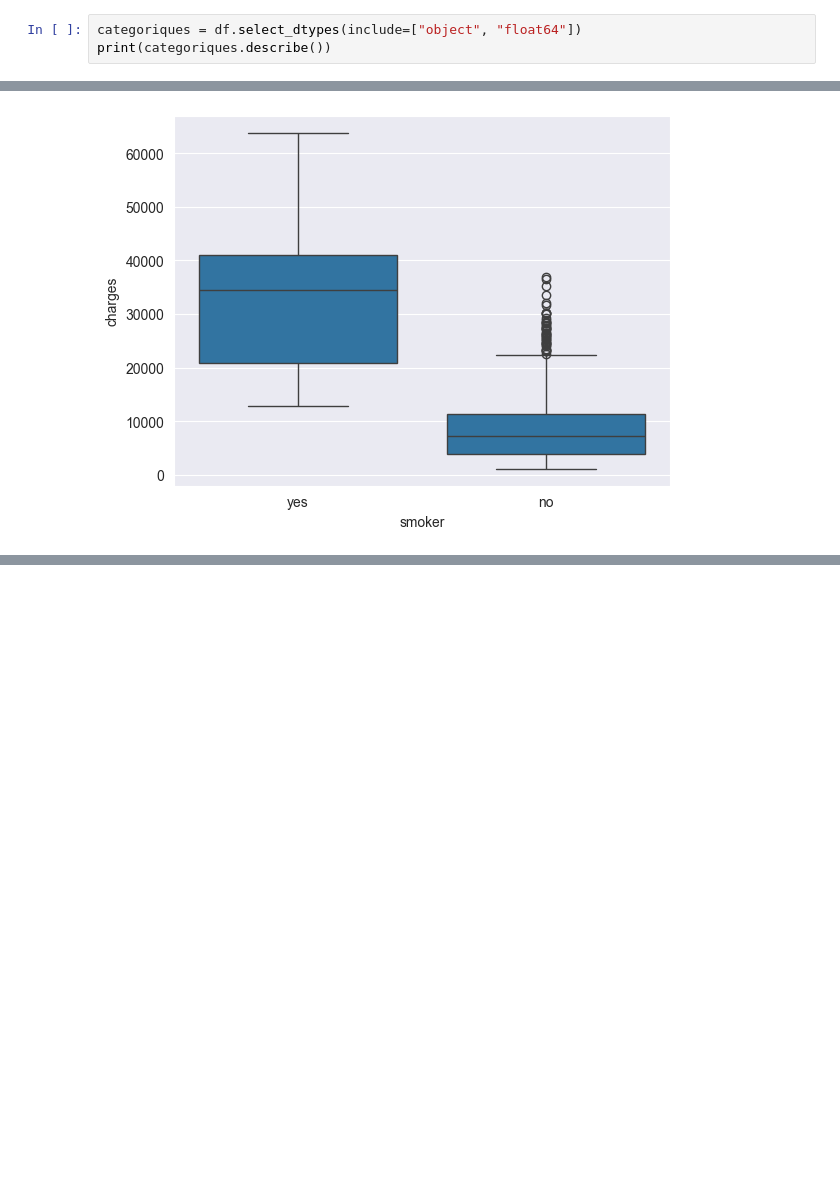
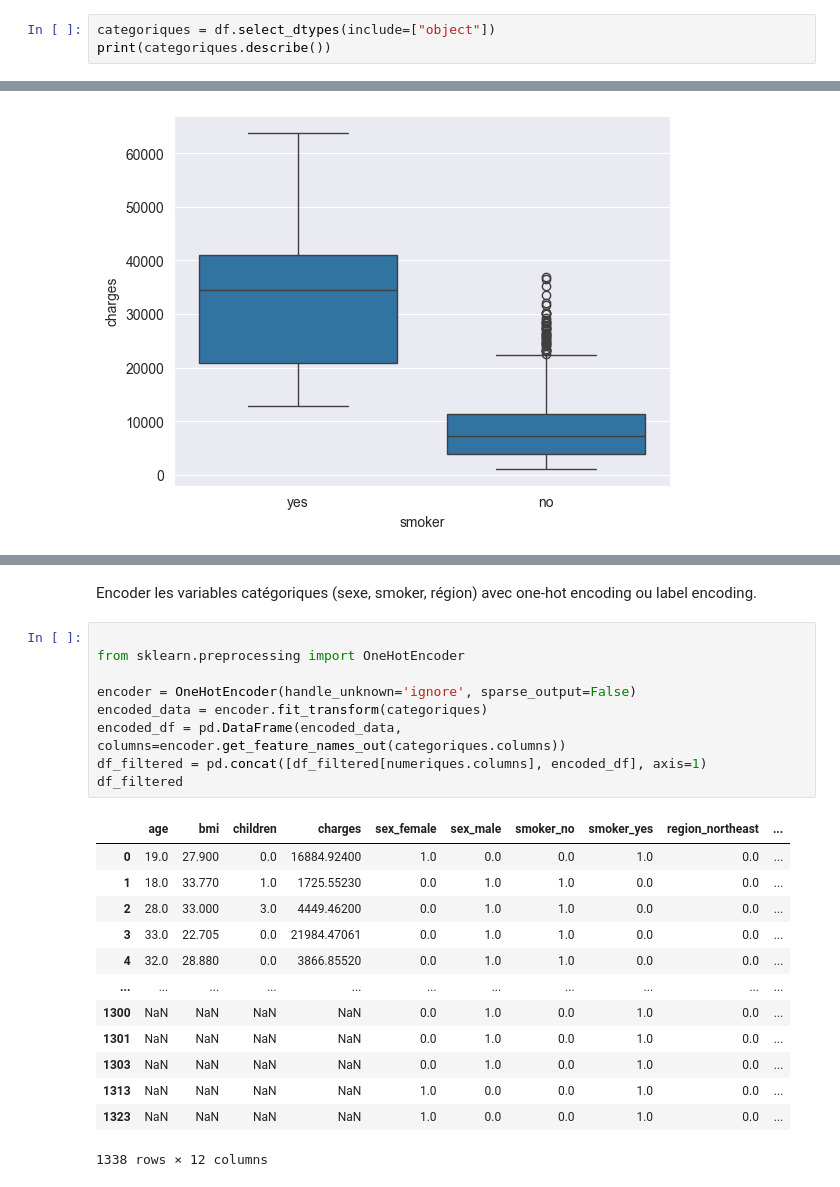
Before and after one commit to YounessBoumeshouli/Assurance_Pred, a Jupyter notebook: main.ipynb, the cells around one changed output, grey strips where cells are left out. Drawn from its saved outputs; the diff is of its cells as text; blank space fills up the shorter version.

Commit message:
PRED-12 Tâche 3 : Prétraitement des données:Encoder les variables catégoriques.

```diff
--- a/main.ipynb
+++ b/main.ipynb
@@ -84,6 +84,6 @@ min      18.000000    15.960000     0.000000   1121.873900
 75%      51.000000    34.693750     2.000000  16639.912515
 max      64.000000    53.130000     5.000000  63770.428010
 # %%
-categoriques = df.select_dtypes(include=["object", "float64"])
+categoriques = df.select_dtypes(include=["object"])
 print(categoriques.describe())
 # %% [output]
@@ -297,2 +292,27 @@ max      64.000000    53.130000     5.000000  63770.428010
 <Axes: xlabel='smoker', ylabel='charges'>
 [figure]
+# %% [markdown]
+Encoder les variables catégoriques (sexe, smoker, région) avec one-hot encoding ou label encoding.
+# %%
+
+from sklearn.preprocessing import OneHotEncoder
+
+encoder = OneHotEncoder(handle_unknown='ignore', sparse_output=False)
+encoded_data = encoder.fit_transform(categoriques)
+encoded_df = pd.DataFrame(encoded_data, columns=encoder.get_feature_names_out(categoriques.columns))
+df_filtered = pd.concat([df_filtered[numeriques.columns], encoded_df], axis=1)
+df_filtered
+# %% [output]
+|  | age | bmi | children | charges | sex_female | sex_male | smoker_no | smoker_yes | region_northeast | ... |
+| 0 | 19.0 | 27.900 | 0.0 | 16884.92400 | 1.0 | 0.0 | 0.0 | 1.0 | 0.0 | ... |
+| 1 | 18.0 | 33.770 | 1.0 | 1725.55230 | 0.0 | 1.0 | 1.0 | 0.0 | 0.0 | ... |
+| 2 | 28.0 | 33.000 | 3.0 | 4449.46200 | 0.0 | 1.0 | 1.0 | 0.0 | 0.0 | ... |
+| 3 | 33.0 | 22.705 | 0.0 | 21984.47061 | 0.0 | 1.0 | 1.0 | 0.0 | 0.0 | ... |
+| 4 | 32.0 | 28.880 | 0.0 | 3866.85520 | 0.0 | 1.0 | 1.0 | 0.0 | 0.0 | ... |
+| ... | ... | ... | ... | ... | ... | ... | ... | ... | ... | ... |
+| 1300 | NaN | NaN | NaN | NaN | 0.0 | 1.0 | 0.0 | 1.0 | 0.0 | ... |
+| 1301 | NaN | NaN | NaN | NaN | 0.0 | 1.0 | 0.0 | 1.0 | 0.0 | ... |
+| 1303 | NaN | NaN | NaN | NaN | 0.0 | 1.0 | 0.0 | 1.0 | 0.0 | ... |
+| 1313 | NaN | NaN | NaN | NaN | 1.0 | 0.0 | 0.0 | 1.0 | 0.0 | ... |
+| 1323 | NaN | NaN | NaN | NaN | 1.0 | 0.0 | 0.0 | 1.0 | 0.0 | ... |
+1338 rows × 12 columns
```
Also changed, not shown: parts of 3 cells of this notebook.
